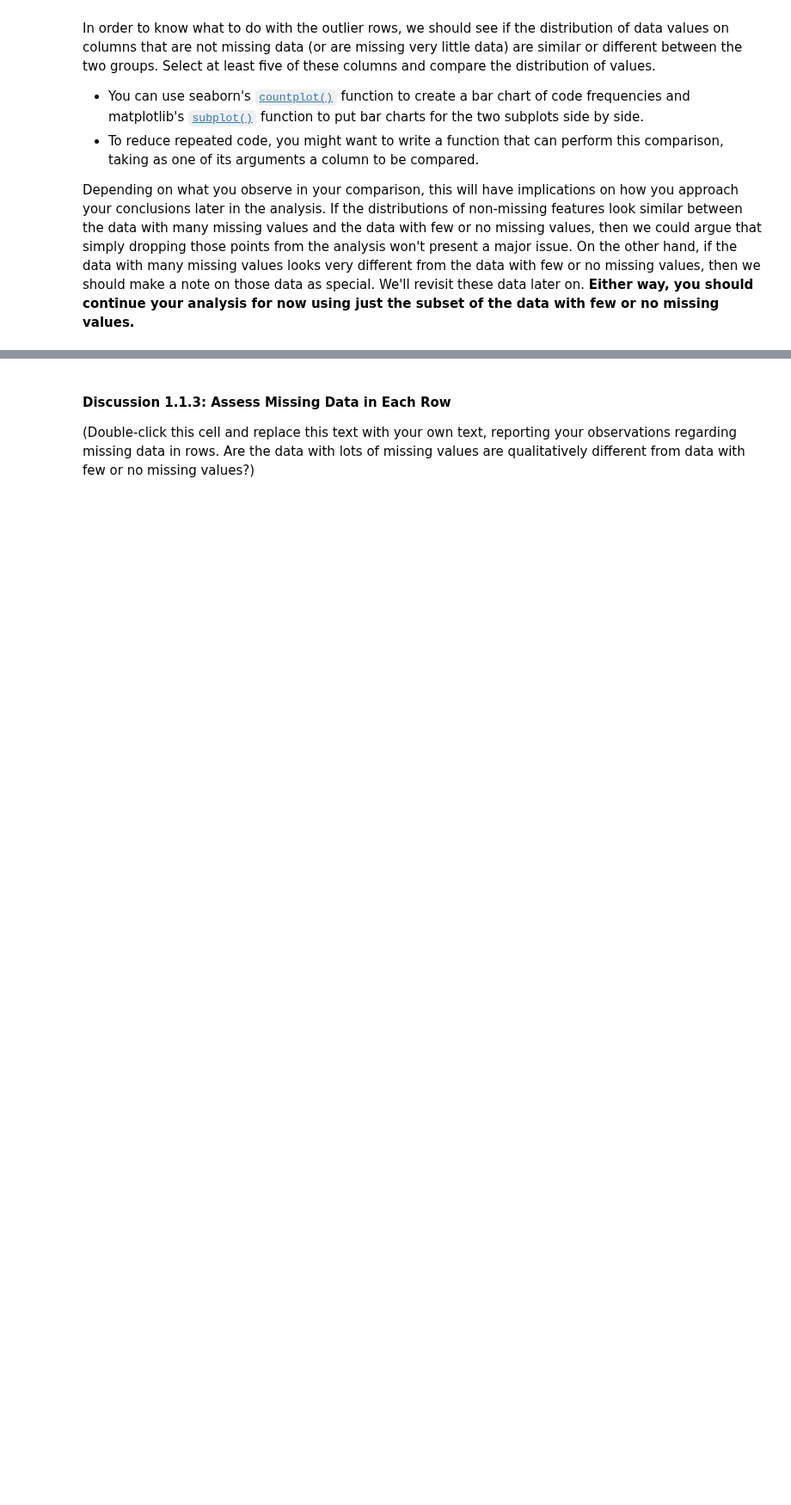
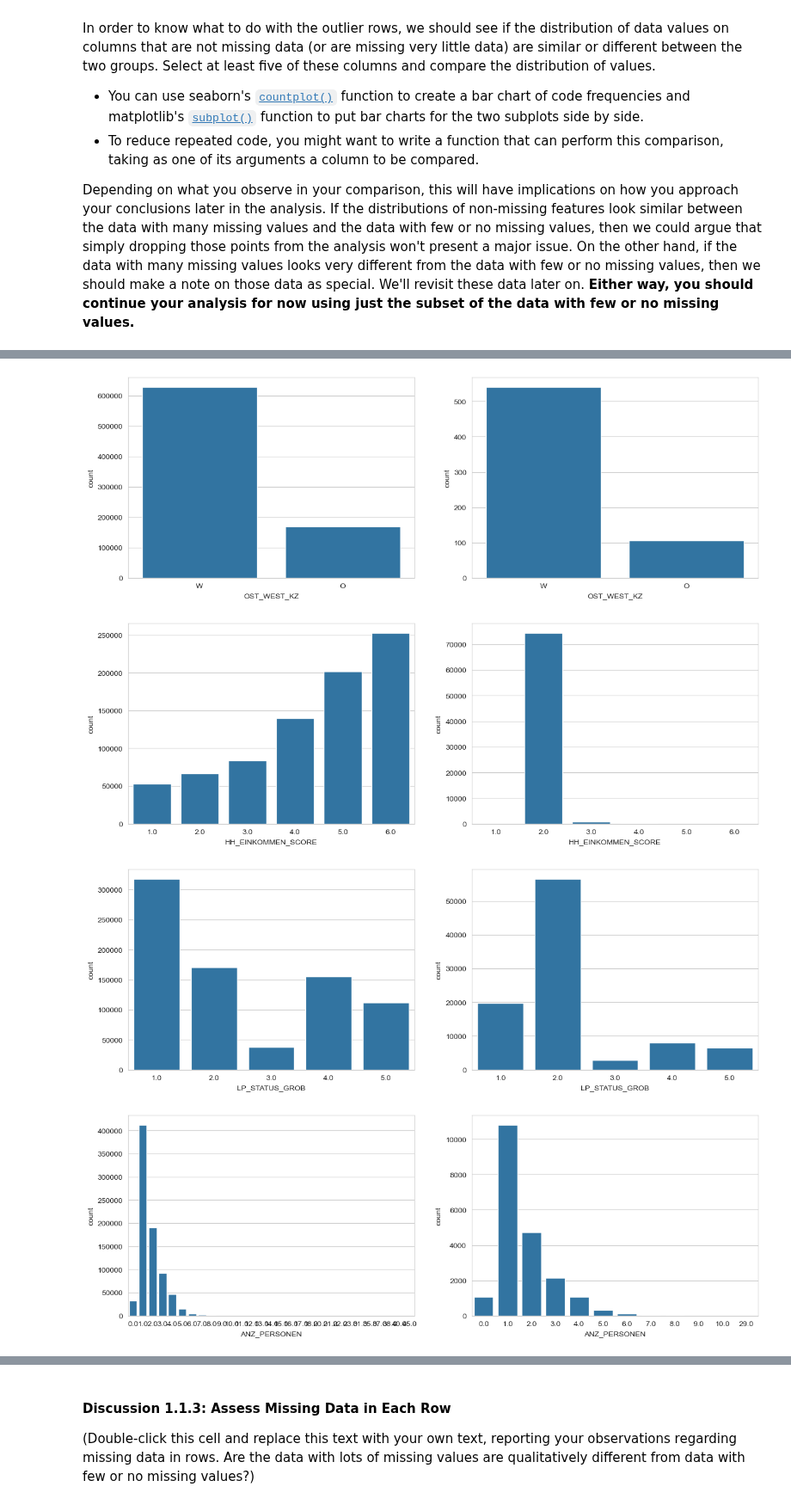
Before and after one commit to kinant/ud-ml-pytorch, a Jupyter notebook: Project 03/identify_customer_segments/Identify_Customer_Segments.ipynb, the cells around one changed output, grey strips where cells are left out. Shown at 86% size. Drawn from its saved outputs; the diff is of its cells as text; code cells hidden in the pictures; blank space fills up the shorter version.

```diff
--- a/Project 03/identify_customer_segments/Identify_Customer_Segments.ipynb
+++ b/Project 03/identify_customer_segments/Identify_Customer_Segments.ipynb
@@ -329,3 +471,5 @@ Depending on what you observe in your comparison, this will have implications on
 # %%
 # Write code to divide the data into two subsets based on the number of missing
 # values in each row.
+subset_reject = demographics_data[demographics_data.isna().sum(axis=1) > 20]
+subset_accept = demographics_data[demographics_data.isna().sum(axis=1) <= 20]
@@ -332,3 +496,22 @@ Depending on what you observe in your comparison, this will have implications on
+# %%
+features = ["OST_WEST_KZ", "HH_EINKOMMEN_SCORE", "LP_STATUS_GROB", "ANZ_PERSONEN", "SEMIO_SOZ"]
 # %%
 # Compare the distribution of values for at least five columns where there are
 # no or few missing values, between the two subsets.
+
+def plot_subset_missing_dist(col_label):
+    fig, (ax1, ax2) = plt.subplots(1, 2)
+    fig.set_figwidth(15)
+
+    sns.countplot(x=col_label, data=subset_accept, ax=ax1)
+    sns.countplot(x=col_label, data=subset_reject, ax=ax2)
+
+    plt.show()
+# %%
+for f in features:
+    plot_subset_missing_dist(f)
+# %% [output]
+[figure, added]
+[figure, added]
+[figure, added]
+[figure, added]
```
Also changed, not shown: parts of 18 cells of this notebook.
